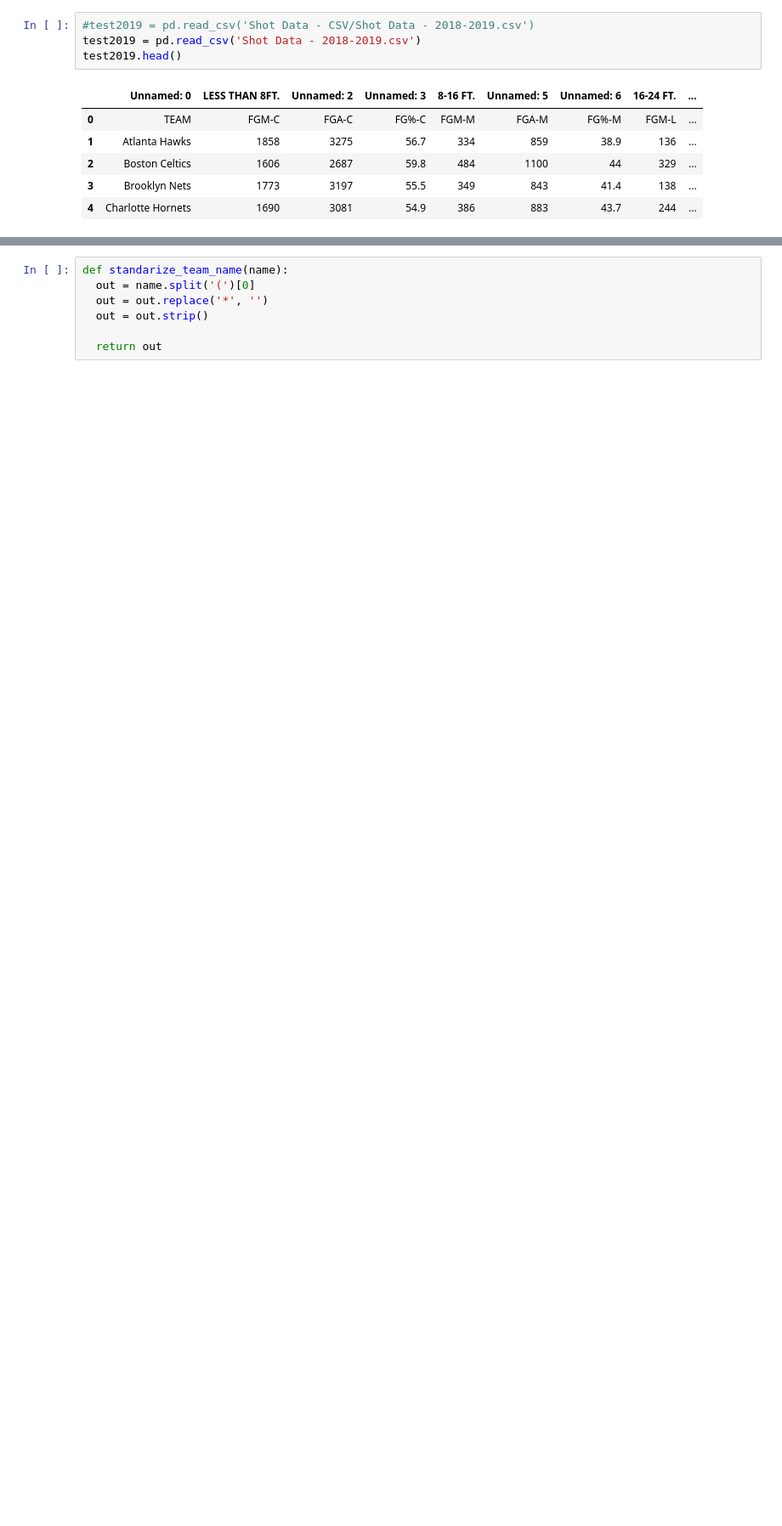
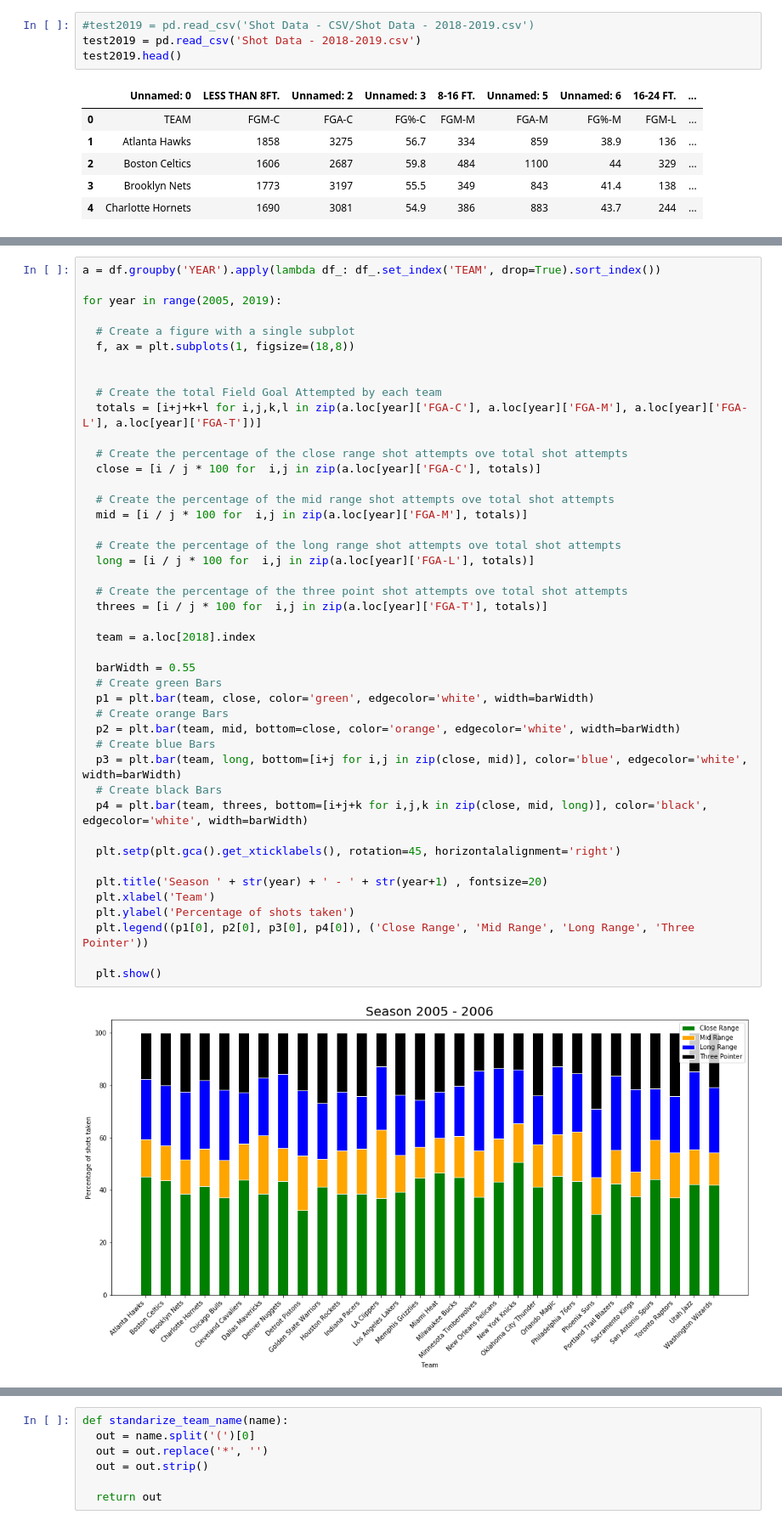
Before and after one commit to easonychang/HotShot-NBAEdition, a Jupyter notebook: Early_analysis.ipynb, the cells around one changed output, grey strips where cells are left out. Shown at 85% size. Drawn from its saved outputs; the diff is of its cells as text; blank space fills up the shorter version.

Commit message:
Added Percentage of Shot taken over the years

```diff
--- a/Early_analysis.ipynb
+++ b/Early_analysis.ipynb
@@ -248,0 +270,46 @@ test2019.head()
+# %%
+a = df.groupby('YEAR').apply(lambda df_: df_.set_index('TEAM', drop=True).sort_index())
+
+for year in range(2005, 2019):
+
+  # Create a figure with a single subplot
+  f, ax = plt.subplots(1, figsize=(18,8))
+
+
+  # Create the total Field Goal Attempted by each team
+  totals = [i+j+k+l for i,j,k,l in zip(a.loc[year]['FGA-C'], a.loc[year]['FGA-M'], a.loc[year]['FGA-L'], a.loc[year]['FGA-T'])]
+
+  # Create the percentage of the close range shot attempts ove total shot attempts
+  close = [i / j * 100 for  i,j in zip(a.loc[year]['FGA-C'], totals)]
+
+  # Create the percentage of the mid range shot attempts ove total shot attempts
+  mid = [i / j * 100 for  i,j in zip(a.loc[year]['FGA-M'], totals)]
+
+  # Create the percentage of the long range shot attempts ove total shot attempts
+  long = [i / j * 100 for  i,j in zip(a.loc[year]['FGA-L'], totals)]
+
+  # Create the percentage of the three point shot attempts ove total shot attempts
+  threes = [i / j * 100 for  i,j in zip(a.loc[year]['FGA-T'], totals)]
+
+  team = a.loc[2018].index
+
+  barWidth = 0.55
+  # Create green Bars
+  p1 = plt.bar(team, close, color='green', edgecolor='white', width=barWidth)
+  # Create orange Bars
+  p2 = plt.bar(team, mid, bottom=close, color='orange', edgecolor='white', width=barWidth)
+  # Create blue Bars
+  p3 = plt.bar(team, long, bottom=[i+j for i,j in zip(close, mid)], color='blue', edgecolor='white', width=barWidth)
+  # Create black Bars
+  p4 = plt.bar(team, threes, bottom=[i+j+k for i,j,k in zip(close, mid, long)], color='black', edgecolor='white', width=barWidth)
+
+  plt.setp(plt.gca().get_xticklabels(), rotation=45, horizontalalignment='right')
+
+  plt.title('Season ' + str(year) + ' - ' + str(year+1) , fontsize=20)
+  plt.xlabel('Team')
+  plt.ylabel('Percentage of shots taken')
+  plt.legend((p1[0], p2[0], p3[0], p4[0]), ('Close Range', 'Mid Range', 'Long Range', 'Three Pointer'))
+
+  plt.show()
+# %% [output]
+[figure, added]
```
Also changed, not shown: parts of 17 cells of this notebook.
